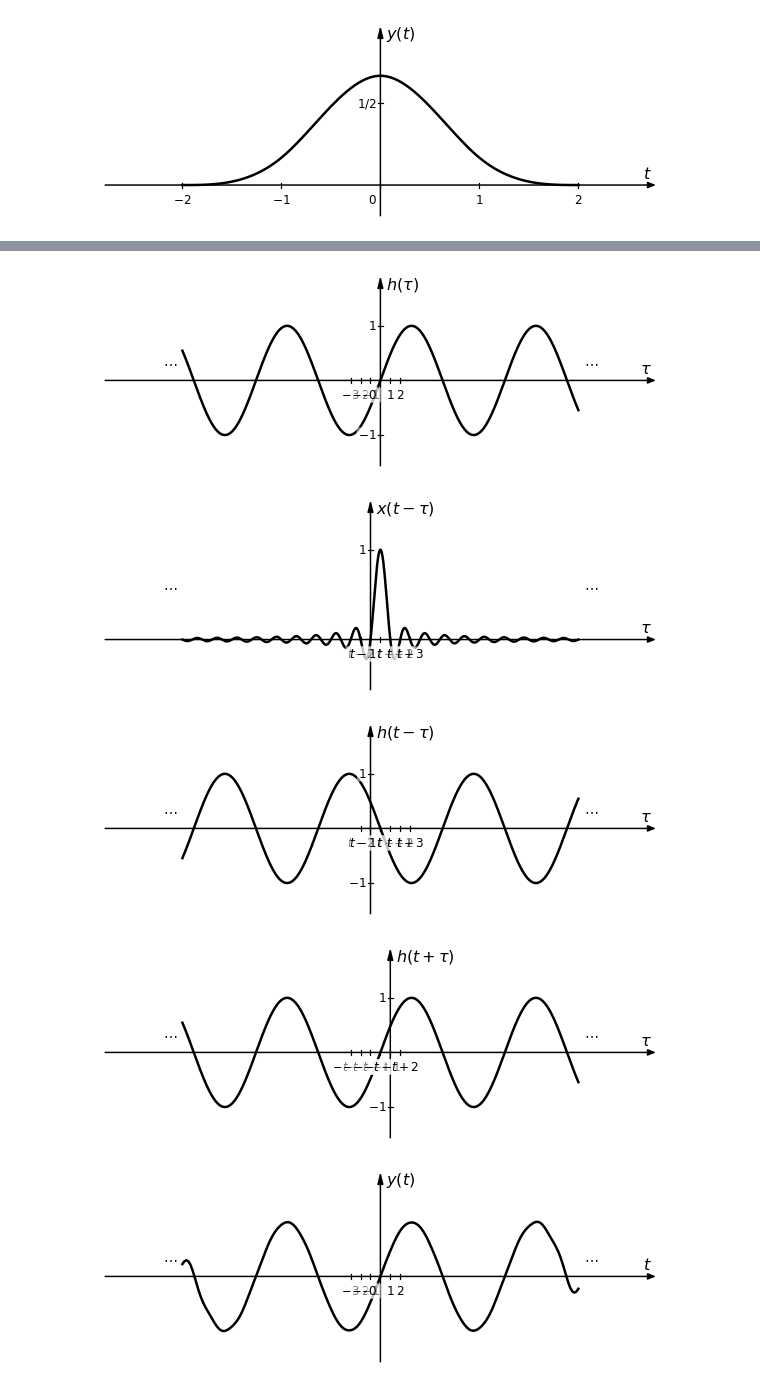
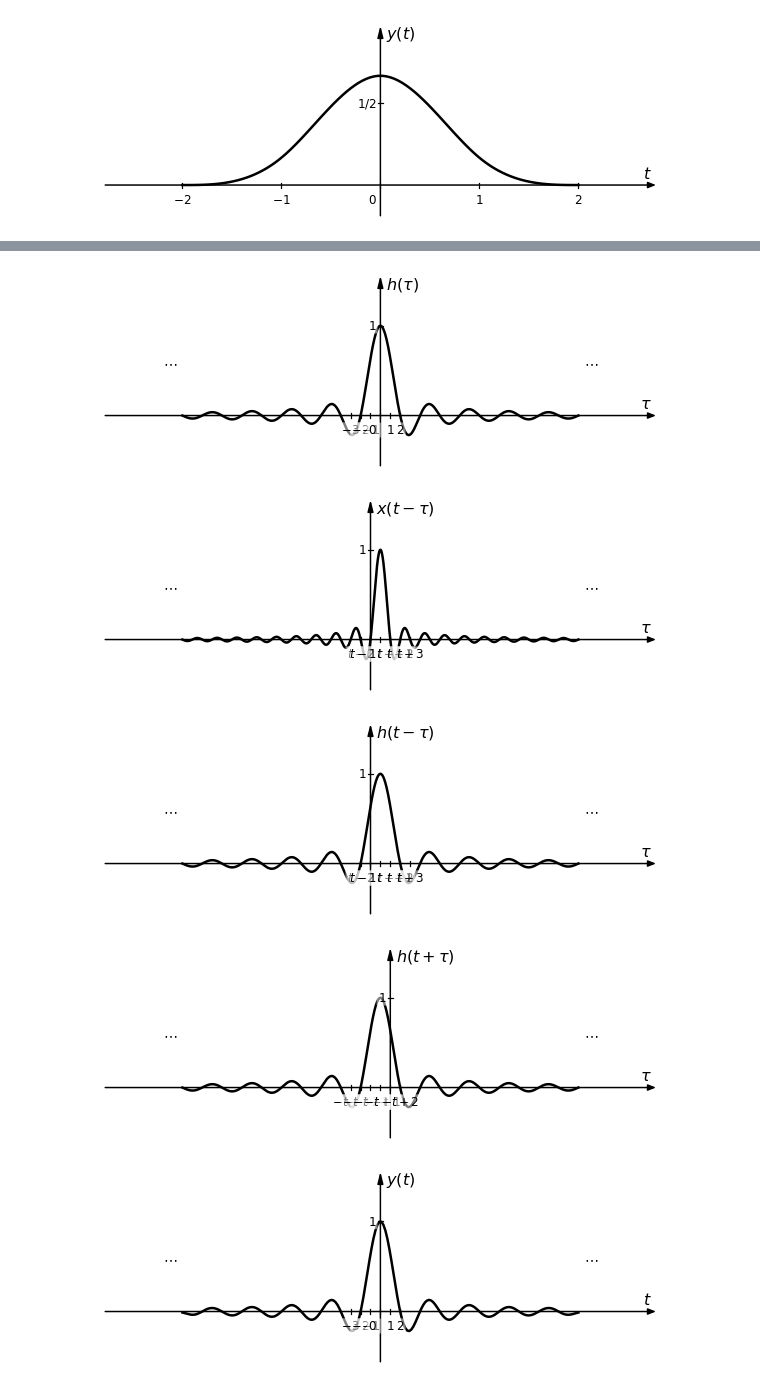
Before and after one commit to miguelmartfern/BlockDiagrams, a Jupyter notebook: docs/notebooks/signal_examples.ipynb, the cells around one changed output, grey strips where cells are left out. Saved outputs shown, nothing was run; the diff lists cells and outputs as text; code cells hidden in the pictures.

```diff
--- a/docs/notebooks/signal_examples.ipynb
+++ b/docs/notebooks/signal_examples.ipynb
@@ -438,23 +463,23 @@ sp.plot_convolution_view("h(t-tau)", t_val=1)
 # %%
 from blockdiagrams import SignalPlotter
 
 sp = SignalPlotter(horiz_range=(-20, 20), xticks=[-3, -2, -1, 0, 1, 2], fraction_ticks=True)
 
 sp.add_signal("x(t)=sinc(t)")
-sp.add_signal("h(t)=sin(t/2)")
+sp.add_signal("h(t)=sinc(t/2)")
 
 # Paso 1: Ver los pasos intermedios para t=1
 sp.plot_convolution_steps("x", "h", t_val=1)
 
 # Paso 2: Ver solo una señal modificada
 sp.plot_convolution_view("h(t+tau)", t_val=1)
 
 # Paso 3: Ver la convolución completa
 sp.plot_convolution_result("x", "h", num_points=200)
 # %% [output]
 [figure]
-[figure, old version]
+[figure, new version]
 [figure]
-[figure, old version]
+[figure, new version]
-[figure, old version]
+[figure, new version]
-[figure, old version]
+[figure, new version]
```
Also changed, not shown: parts of 6 cells of this notebook, 1 other file.
